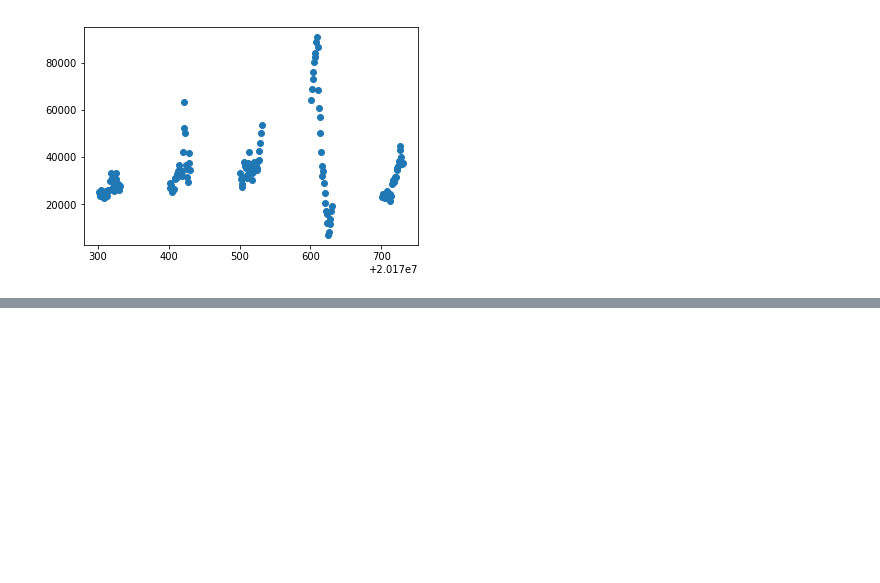
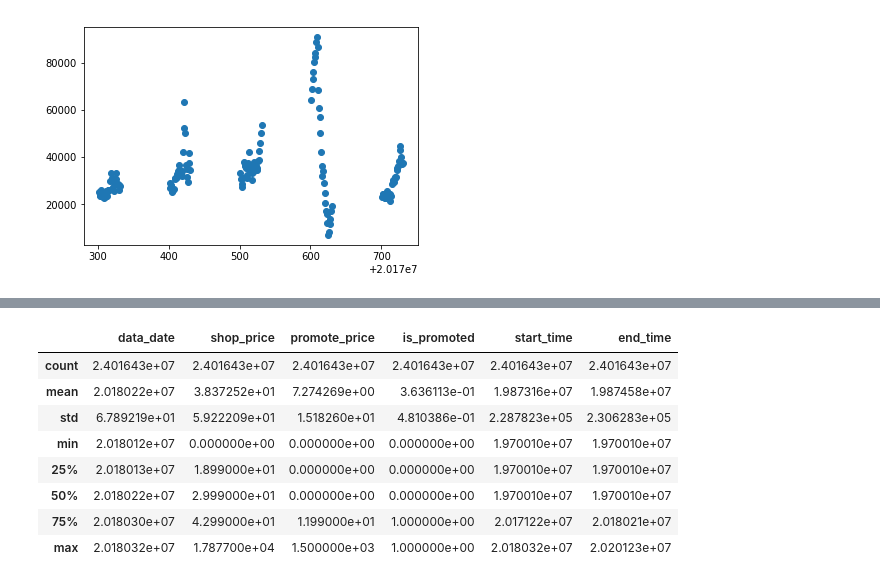
Before and after one commit to pjpjq/supply-chain-prediction-competition, a Jupyter notebook: notebooks/visualize_data.ipynb, the cells around one changed output, grey strips where cells are left out. Cells and saved outputs as stored; diff of their text form; code cells hidden in the pictures; blank space fills up the shorter version.

```diff
--- a/notebooks/visualize_data.ipynb
+++ b/notebooks/visualize_data.ipynb
@@ -126 +143,13 @@ plt.plot(first2months['data_date'], first2months['sales_uv'])
+# %%
+goods_promote_price.describe()
+# %% [output]
+|  | data_date | shop_price | promote_price | is_promoted | start_time | end_time |
+| count | 2.401643e+07 | 2.401643e+07 | 2.401643e+07 | 2.401643e+07 | 2.401643e+07 | 2.401643e+07 |
+| mean | 2.018022e+07 | 3.837252e+01 | 7.274269e+00 | 3.636113e-01 | 1.987316e+07 | 1.987458e+07 |
+| std | 6.789219e+01 | 5.922209e+01 | 1.518260e+01 | 4.810386e-01 | 2.287823e+05 | 2.306283e+05 |
+| min | 2.018012e+07 | 0.000000e+00 | 0.000000e+00 | 0.000000e+00 | 1.970010e+07 | 1.970010e+07 |
+| 25% | 2.018013e+07 | 1.899000e+01 | 0.000000e+00 | 0.000000e+00 | 1.970010e+07 | 1.970010e+07 |
+| 50% | 2.018022e+07 | 2.999000e+01 | 0.000000e+00 | 0.000000e+00 | 1.970010e+07 | 1.970010e+07 |
+| 75% | 2.018030e+07 | 4.299000e+01 | 1.199000e+01 | 1.000000e+00 | 2.017122e+07 | 2.018021e+07 |
+| max | 2.018032e+07 | 1.787700e+04 | 1.500000e+03 | 1.000000e+00 | 2.018032e+07 | 2.020123e+07 |
 # %%
```
Also changed, not shown: parts of 10 cells of this notebook, 1 other file.
